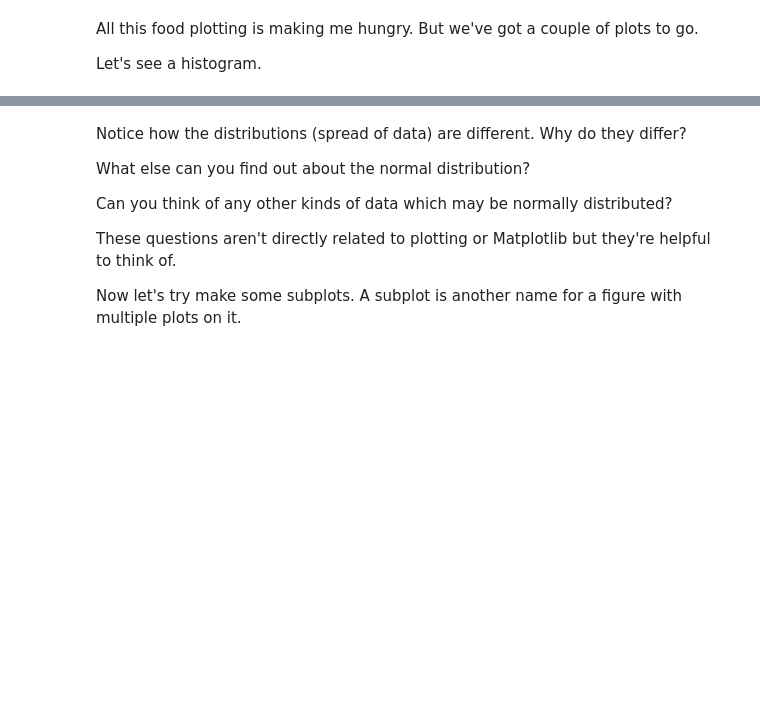
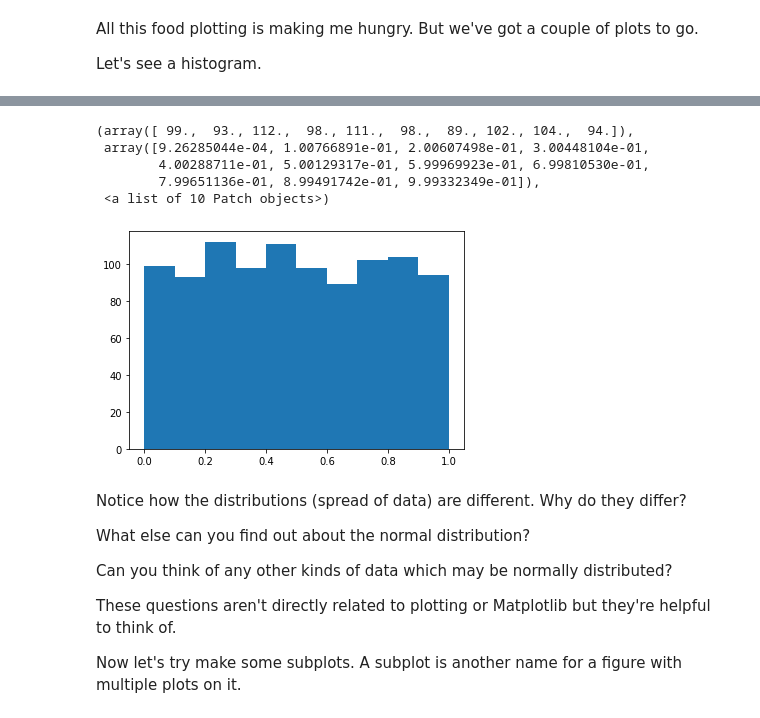
Before and after one commit to pavanskipo/zero-to-mastery-ml, a Jupyter notebook: section-2-data-science-and-ml-tools/matplotlib-exercises.ipynb, the cells around one changed output, grey strips where cells are left out. Saved outputs shown, nothing was run; the diff lists cells and outputs as text; code cells hidden in the pictures; blank space fills up the shorter version.

```diff
--- a/section-2-data-science-and-ml-tools/matplotlib-exercises.ipynb
+++ b/section-2-data-science-and-ml-tools/matplotlib-exercises.ipynb
@@ -149,8 +166,17 @@ Let's see a histogram.
 # %%
 # Create a NumPy array of 1000 random numbers and save it to X
-
+x = np.random.rand(1000)
 
 # Create a histogram plot of X
+fig, ax = plt.subplots()
+ax.hist(x)
+# %% [output]
+(array([ 99.,  93., 112.,  98., 111.,  98.,  89., 102., 104.,  94.]),
+ array([9.26285044e-04, 1.00766891e-01, 2.00607498e-01, 3.00448104e-01,
+        4.00288711e-01, 5.00129317e-01, 5.99969923e-01, 6.99810530e-01,
+        7.99651136e-01, 8.99491742e-01, 9.99332349e-01]),
+ <a list of 10 Patch objects>)
+[figure, added]
 # %% [markdown]
 Notice how the distributions (spread of data) are different. Why do they differ?
 
```
Also changed, not shown: parts of 27 cells of this notebook, 1 other file.
